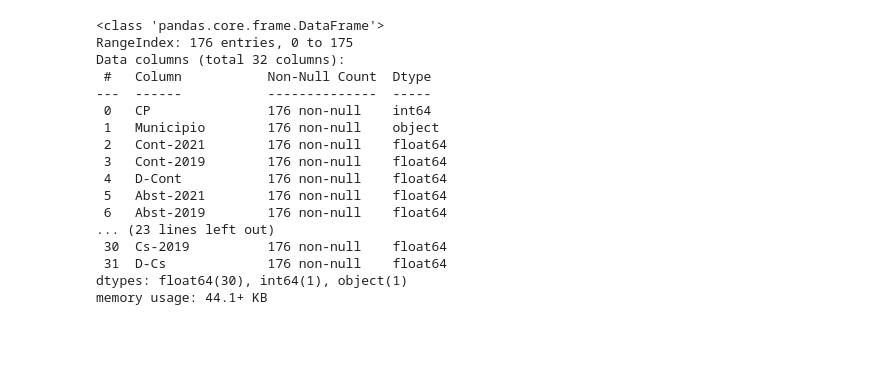
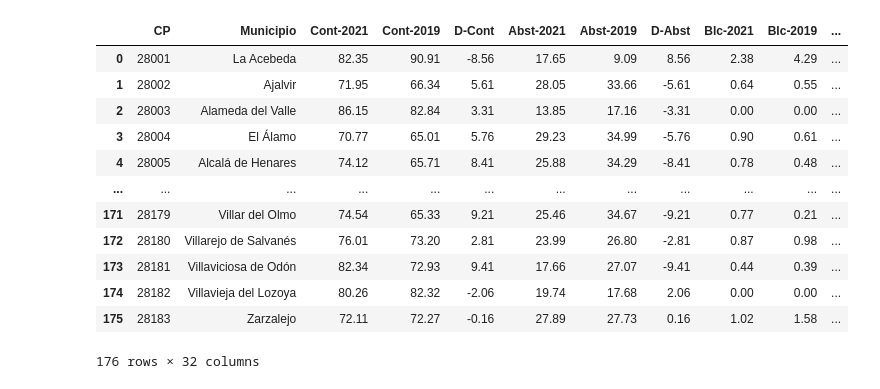
Before and after one commit to MikeBarkerSpain/TareasTheBridge, a Jupyter notebook: Entregables/09_Proyecto Análisis/Entregable/test_create_df.ipynb, the cells around one changed output. Cells and saved outputs as stored; diff of their text form; code cells hidden in the pictures; blank space fills up the shorter version.

```diff
--- a/Entregables/09_Proyecto Análisis/Entregable/test_create_df.ipynb
+++ b/Entregables/09_Proyecto Análisis/Entregable/test_create_df.ipynb
@@ -152,51 +152,47 @@ while count_muni <184:
             datos_muni.append(dict_partidos['VOX'][0])
             datos_muni.append(dict_partidos['VOX'][1])
             datos_muni.append(dict_partidos['VOX'][2])
         except:
             datos_muni.append(0)
             datos_muni.append(0)
             datos_muni.append(0)
 
 
         # Cs: votos 2021, votos 2019, Delta
         try:
             datos_muni.append(dict_partidos['Cs'][0])
             datos_muni.append(dict_partidos['Cs'][1])
             datos_muni.append(dict_partidos['Cs'][2])
         except:
             datos_muni.append(0)
             datos_muni.append(0)
             datos_muni.append(0)
 
         # se meten los datos en una lista
         list_muni.append(datos_muni)
 
         count_muni += 1
     except:
         lista_fallos.append(count_muni)
         count_muni += 1
 
 # Se genera el dataframe con todos los datos recolectados así como las columnas que corresponden
 df_votos_muni = pd.DataFrame(list_muni, columns=['CP', 'Municipio', 'Cont-2021', 'Cont-2019','D-Cont', 'Abst-2021', 'Abst-2019','D-Abst', 'Blc-2021', 'Blc-2019','D-Blc', 'Nul-2021', 'Nul-2019','D-Nul', 'PP-2021', 'PP-2019', 'D-PP', 'PSOE-2021', 'PSOE-2019', 'D-PSOE', 'MÁS MADRID-2021', 'MÁS MADRID-2019', 'D-MÁS MADRID', 'PODEMOS-IU-2021', 'PODEMOS-IU-2019', 'D-PODEMOS-IU', 'VOX-2021', 'VOX-2019', 'D-VOX', 'Cs-2021', 'Cs-2019', 'D-Cs'])
-df_votos_muni.info()
+df_votos_muni
 # %% [output]
+|  | CP | Municipio | Cont-2021 | Cont-2019 | D-Cont | Abst-2021 | Abst-2019 | D-Abst | Blc-2021 | Blc-2019 | ... |
+| 0 | 28001 | La Acebeda | 82.35 | 90.91 | -8.56 | 17.65 | 9.09 | 8.56 | 2.38 | 4.29 | ... |
+| 1 | 28002 | Ajalvir | 71.95 | 66.34 | 5.61 | 28.05 | 33.66 | -5.61 | 0.64 | 0.55 | ... |
+| 2 | 28003 | Alameda del Valle | 86.15 | 82.84 | 3.31 | 13.85 | 17.16 | -3.31 | 0.00 | 0.00 | ... |
+| 3 | 28004 | El Álamo | 70.77 | 65.01 | 5.76 | 29.23 | 34.99 | -5.76 | 0.90 | 0.61 | ... |
+| 4 | 28005 | Alcalá de Henares | 74.12 | 65.71 | 8.41 | 25.88 | 34.29 | -8.41 | 0.78 | 0.48 | ... |
+| ... | ... | ... | ... | ... | ... | ... | ... | ... | ... | ... | ... |
+| 171 | 28179 | Villar del Olmo | 74.54 | 65.33 | 9.21 | 25.46 | 34.67 | -9.21 | 0.77 | 0.21 | ... |
+| 172 | 28180 | Villarejo de Salvanés | 76.01 | 73.20 | 2.81 | 23.99 | 26.80 | -2.81 | 0.87 | 0.98 | ... |
+| 173 | 28181 | Villaviciosa de Odón | 82.34 | 72.93 | 9.41 | 17.66 | 27.07 | -9.41 | 0.44 | 0.39 | ... |
+| 174 | 28182 | Villavieja del Lozoya | 80.26 | 82.32 | -2.06 | 19.74 | 17.68 | 2.06 | 0.00 | 0.00 | ... |
+| 175 | 28183 | Zarzalejo | 72.11 | 72.27 | -0.16 | 27.89 | 27.73 | 0.16 | 1.02 | 1.58 | ... |
-<class 'pandas.core.frame.DataFrame'>
-RangeIndex: 176 entries, 0 to 175
-Data columns (total 32 columns):
- #   Column           Non-Null Count  Dtype
----  ------           --------------  -----
- 0   CP               176 non-null    int64
- 1   Municipio        176 non-null    object
- 2   Cont-2021        176 non-null    float64
- 3   Cont-2019        176 non-null    float64
- 4   D-Cont           176 non-null    float64
- 5   Abst-2021        176 non-null    float64
- 6   Abst-2019        176 non-null    float64
-... (23 lines left out)
- 30  Cs-2019          176 non-null    float64
- 31  D-Cs             176 non-null    float64
-dtypes: float64(30), int64(1), object(1)
-memory usage: 44.1+ KB
+176 rows × 32 columns
 # %%
 # se obtiene la población de los ficheros descargados del INE (población total y por sexos) para generar un único dataframe e insertarlo en el dataframe con los datos de votación
 
```
Also changed, not shown: parts of 7 cells of this notebook, 11 other files.
